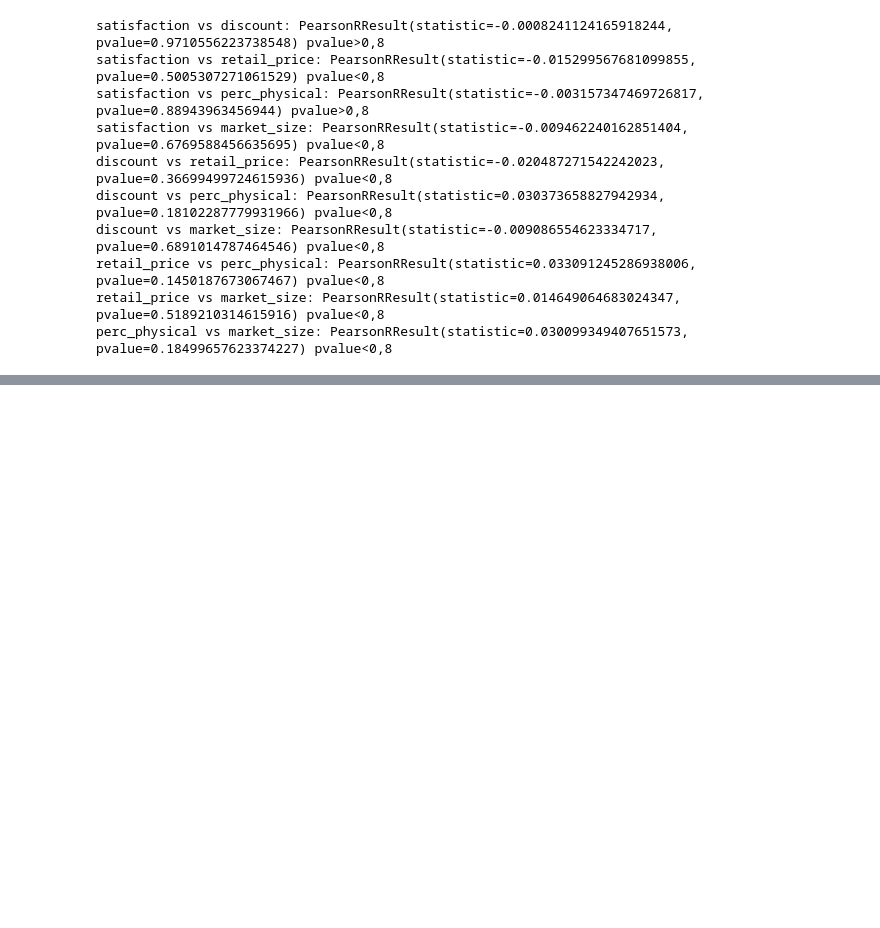
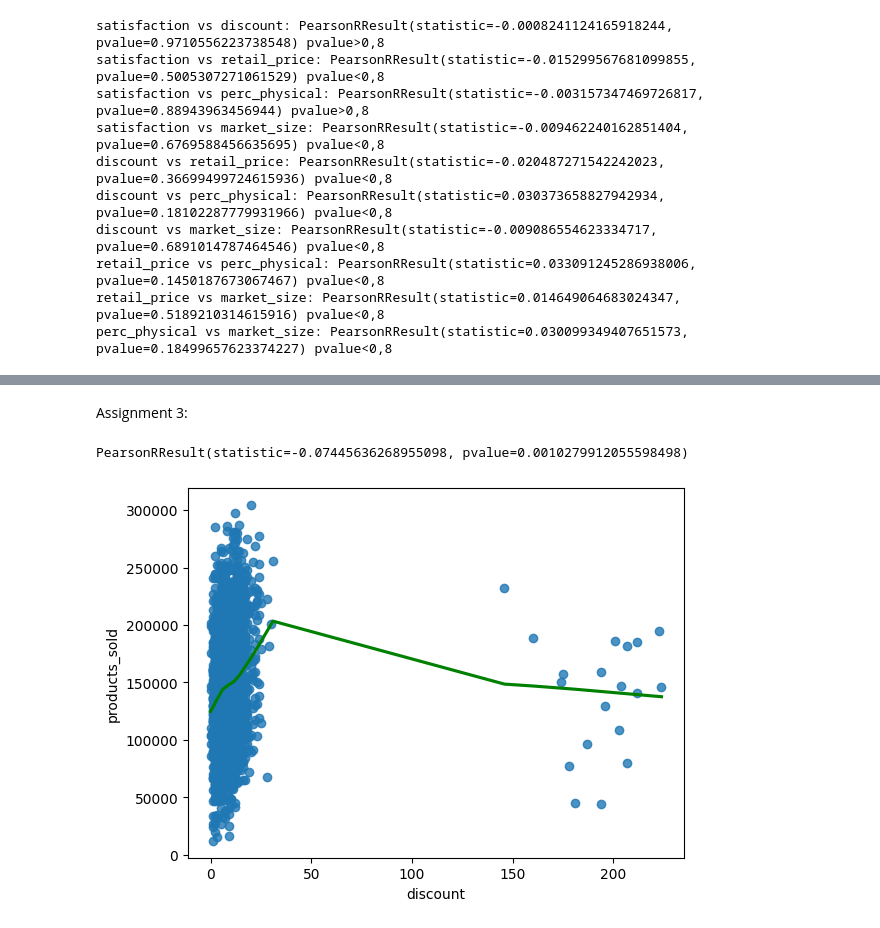
Before and after one commit to Kianvnh/TEST, a Jupyter notebook: Datamodelling/Final Assignment/Final Assignment.ipynb, the cells around one changed output, grey strips where cells are left out. Drawn from its saved outputs; the diff is of its cells as text; code cells hidden in the pictures; blank space fills up the shorter version.

```diff
--- a/Datamodelling/Final Assignment/Final Assignment.ipynb
+++ b/Datamodelling/Final Assignment/Final Assignment.ipynb
@@ -139,0 +158,17 @@ zijn problematisch, de conclusie is dus dat we satisfaction misschien wel weg wi
+# %% [markdown]
+Assignment 3:
+# %%
+products_sold = df['products_sold']
+retail_price = df['retail_price']
+
+scipy.stats.pearsonr(products_sold, retail_price) #<0.05 = significant
+# %% [output]
+PearsonRResult(statistic=-0.07445636268955098, pvalue=0.0010279912055598498)
+# %%
+y = df['products_sold']
+x = df['discount']
+
+lowessplot = sns.regplot(x = x, y = y, lowess=True, line_kws={"color":"green"})
+plt.show(lowessplot)
+# %% [output]
+[figure, added]
```
Also changed, not shown: parts of 3 cells of this notebook.
